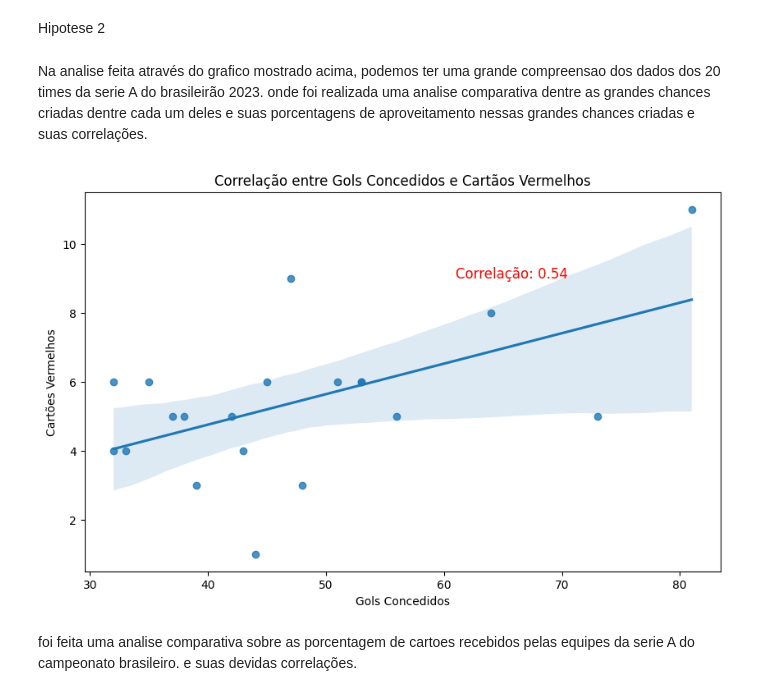
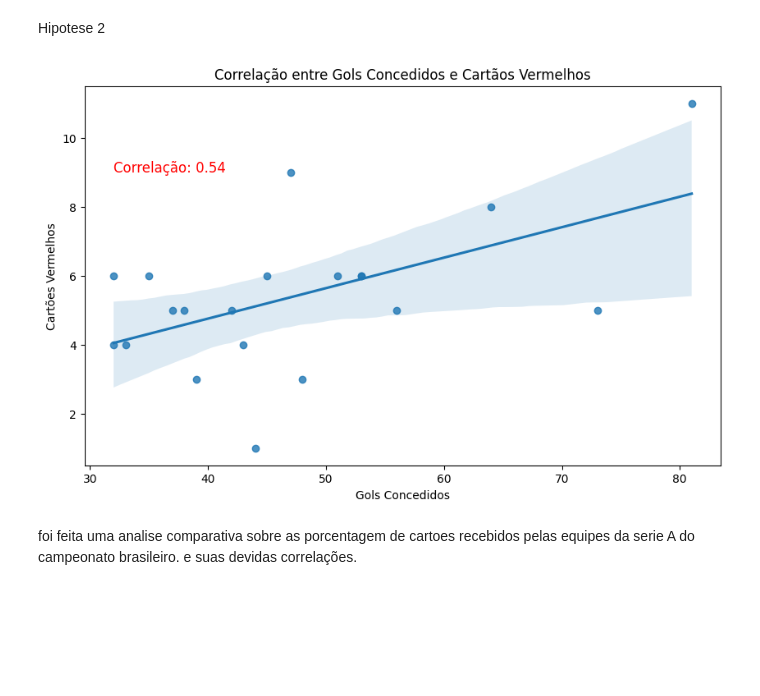
Before and after one commit to JonasCGN/Analise-Futebol-Trabalho-01, a Jupyter notebook: analise.ipynb, the cells around one changed output. Saved outputs shown, nothing was run; the diff lists cells and outputs as text; code cells hidden in the pictures; blank space fills up the shorter version.

```diff
--- a/analise.ipynb
+++ b/analise.ipynb
@@ -107,28 +95,25 @@ plt.show()
 # %% [markdown]
 Hipotese 2
-# %% [markdown]
-Na analise feita através do grafico mostrado acima, podemos ter uma grande compreensao dos dados dos 20 times da serie A do brasileirão 2023.
-onde foi realizada uma analise comparativa dentre as grandes chances criadas dentre cada um deles e suas porcentagens de aproveitamento nessas grandes chances criadas e suas correlações.
 # %%
 pivoted_times = times.pivot_table(index='time', columns='statistics', values='valor').reset_index()
 
 correlation = pivoted_times['goalsConceded'].corr(pivoted_times['redCards'])
 
 # Criar o gráfico de dispersão com linha de regressão
 plt.figure(figsize=(10, 6))
 sns.regplot(x='goalsConceded', y='redCards', data=pivoted_times)
 
 # Adicionar título e rótulos aos eixos
 plt.title('Correlação entre Gols Concedidos e Cartãos Vermelhos')
 plt.xlabel('Gols Concedidos')
 plt.ylabel('Cartões Vermelhos')
 
-plt.text(max(pivoted_times['goalsConceded']) - 20, max(pivoted_times['redCards']) - 2, f'Correlação: {correlation:.2f}', fontsize=12, color='red')
+plt.text(min(pivoted_times['goalsConceded']), max(pivoted_times['redCards']) - 2, f'Correlação: {correlation:.2f}', fontsize=12, color='red')
 
 
 plt.show()
 # %% [output]
-[figure, old version]
+[figure, new version]
 # %% [markdown]
 foi feita uma analise comparativa sobre as porcentagem de cartoes recebidos pelas equipes da serie A do campeonato brasileiro. e suas devidas correlações.
 # %% [markdown]
```
Also changed, not shown: parts of 8 cells of this notebook.
